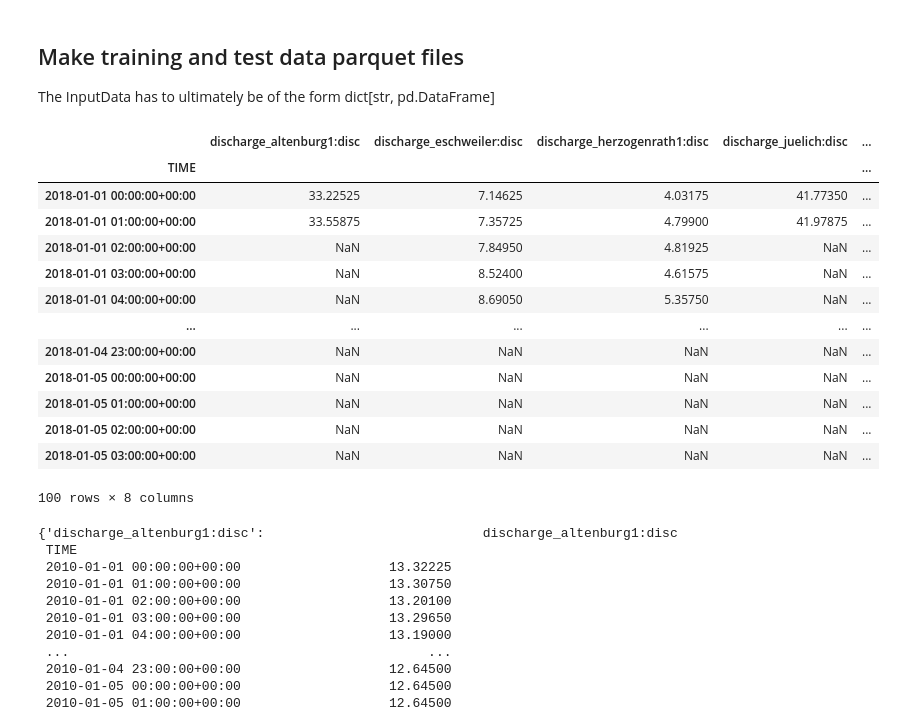
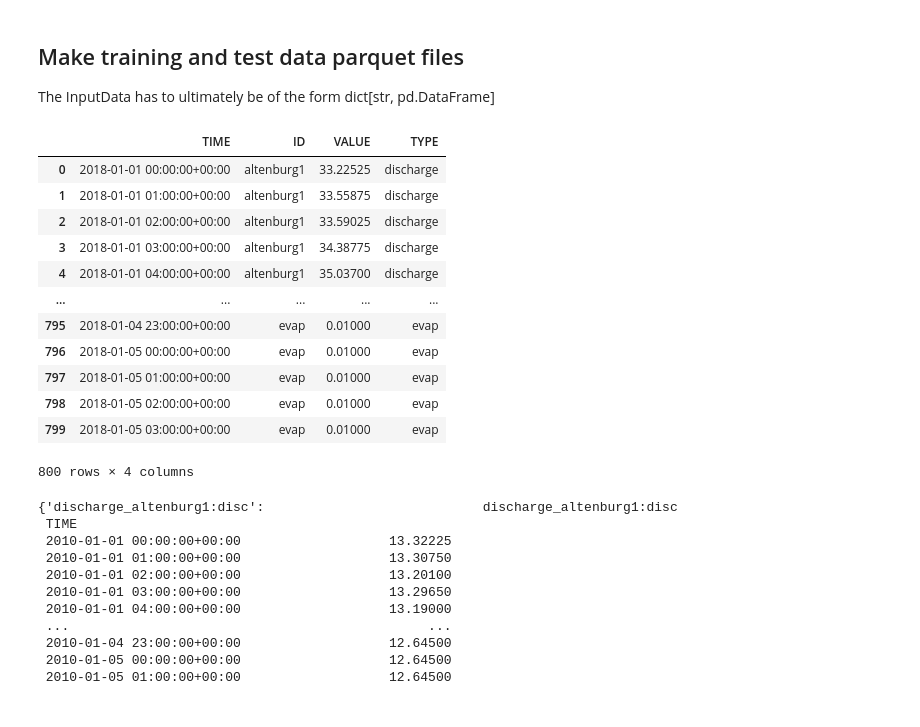
Before and after one commit to RoyalHaskoningDHV/darrow-poc, a Jupyter notebook: darrow_poc/notebooks/test model.ipynb, the cells around one changed output. Saved outputs shown, nothing was run; the diff lists cells and outputs as text; code cells hidden in the pictures.

```diff
--- a/darrow_poc/notebooks/test model.ipynb
+++ b/darrow_poc/notebooks/test model.ipynb
@@ -42,22 +66,21 @@ test = read_csv(BASE_DIR / "tests/testing_data/test.csv")
 train.to_parquet(BASE_DIR / "tests/testing_data/train.parquet")
 test.to_parquet(BASE_DIR / "tests/testing_data/test.parquet")
 # %%
-pd.read_parquet(BASE_DIR / "output/predictions/predictions.parquet")
+pd.read_parquet(BASE_DIR / "tests/testing_data/test.parquet")
 # %% [output]
-|  | discharge_altenburg1:disc | discharge_eschweiler:disc | discharge_herzogenrath1:disc | discharge_juelich:disc | ... |
-| TIME |  |  |  |  | ... |
-| 2018-01-01 00:00:00+00:00 | 33.22525 | 7.14625 | 4.03175 | 41.77350 | ... |
-| 2018-01-01 01:00:00+00:00 | 33.55875 | 7.35725 | 4.79900 | 41.97875 | ... |
-| 2018-01-01 02:00:00+00:00 | NaN | 7.84950 | 4.81925 | NaN | ... |
-| 2018-01-01 03:00:00+00:00 | NaN | 8.52400 | 4.61575 | NaN | ... |
-| 2018-01-01 04:00:00+00:00 | NaN | 8.69050 | 5.35750 | NaN | ... |
-| ... | ... | ... | ... | ... | ... |
-| 2018-01-04 23:00:00+00:00 | NaN | NaN | NaN | NaN | ... |
-| 2018-01-05 00:00:00+00:00 | NaN | NaN | NaN | NaN | ... |
-| 2018-01-05 01:00:00+00:00 | NaN | NaN | NaN | NaN | ... |
-| 2018-01-05 02:00:00+00:00 | NaN | NaN | NaN | NaN | ... |
-| 2018-01-05 03:00:00+00:00 | NaN | NaN | NaN | NaN | ... |
+|  | TIME | ID | VALUE | TYPE |
+| 0 | 2018-01-01 00:00:00+00:00 | altenburg1 | 33.22525 | discharge |
+| 1 | 2018-01-01 01:00:00+00:00 | altenburg1 | 33.55875 | discharge |
+| 2 | 2018-01-01 02:00:00+00:00 | altenburg1 | 33.59025 | discharge |
+| 3 | 2018-01-01 03:00:00+00:00 | altenburg1 | 34.38775 | discharge |
+| 4 | 2018-01-01 04:00:00+00:00 | altenburg1 | 35.03700 | discharge |
+| ... | ... | ... | ... | ... |
+| 795 | 2018-01-04 23:00:00+00:00 | evap | 0.01000 | evap |
+| 796 | 2018-01-05 00:00:00+00:00 | evap | 0.01000 | evap |
+| 797 | 2018-01-05 01:00:00+00:00 | evap | 0.01000 | evap |
+| 798 | 2018-01-05 02:00:00+00:00 | evap | 0.01000 | evap |
+| 799 | 2018-01-05 03:00:00+00:00 | evap | 0.01000 | evap |
-100 rows × 8 columns
+800 rows × 4 columns
 # %%
 from twinn_ml_interface.objectmodels.input_data import InputData
 # %%
```
Also changed, not shown: parts of 2 cells of this notebook, 7 other files.
